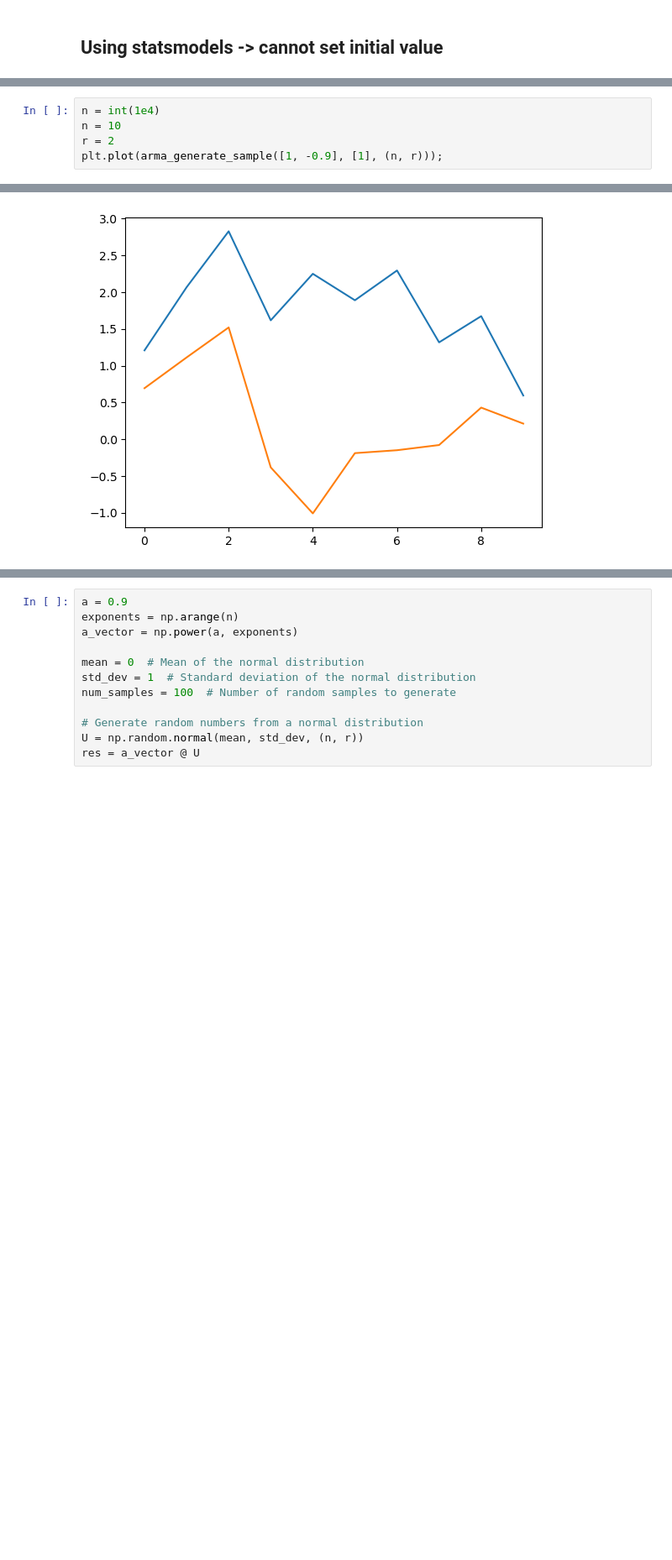
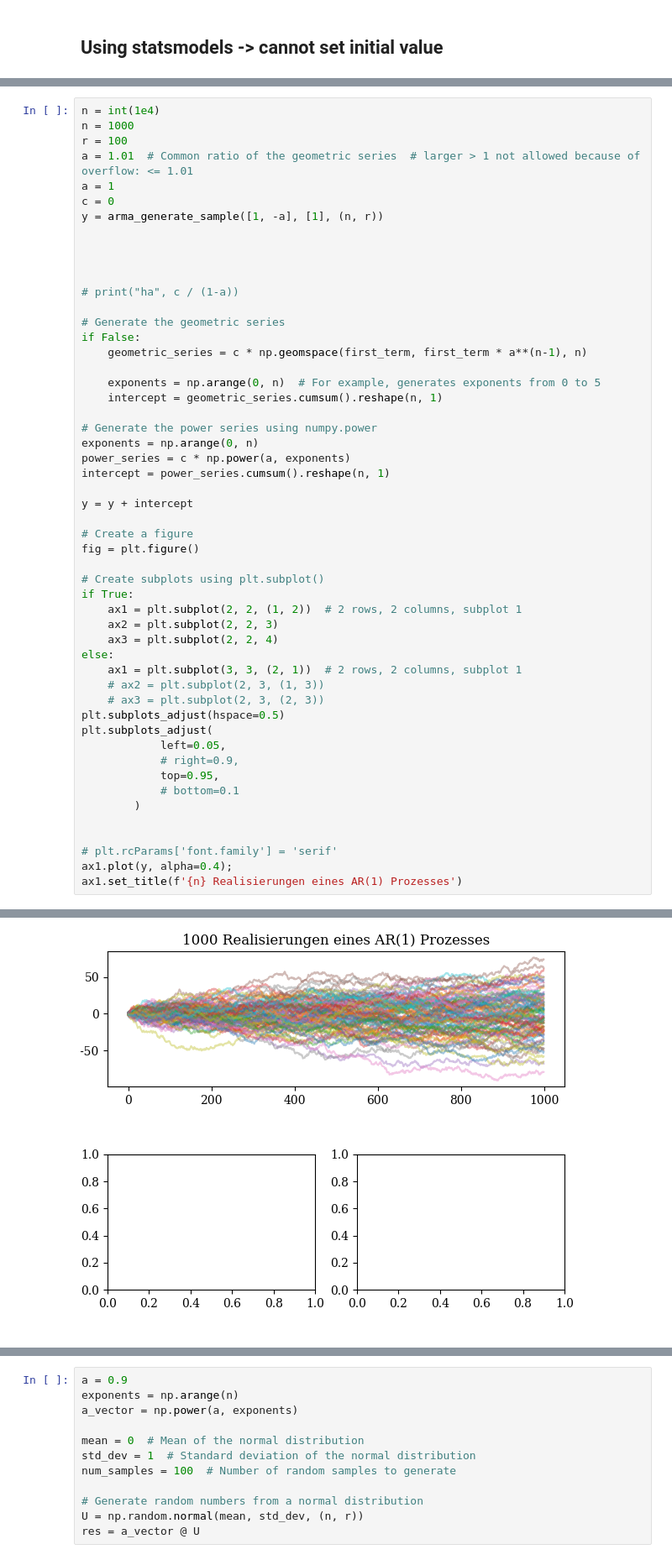
Before and after one commit to FSpanhel/plv_1, a Jupyter notebook: _analyze_data.ipynb, the cells around one changed output, grey strips where cells are left out. Shown at 84% size. Saved outputs shown, nothing was run; the diff lists cells and outputs as text; blank space fills up the shorter version.

Commit message:
Finish first draft

```diff
--- a/_analyze_data.ipynb
+++ b/_analyze_data.ipynb
@@ -214,6 +720,53 @@ plt.plot(arma_generate_sample([1, -1], [1], 1000000))
 # %%
 n = int(1e4)
-n = 10
-r = 2
-plt.plot(arma_generate_sample([1, -0.9], [1], (n, r)));
+n = 1000
+r = 100
+a = 1.01  # Common ratio of the geometric series  # larger > 1 not allowed because of overflow: <= 1.01
+a = 1
+c = 0
+y = arma_generate_sample([1, -a], [1], (n, r))
+
+
+
+
+# print("ha", c / (1-a))
+
+# Generate the geometric series
+if False:
+    geometric_series = c * np.geomspace(first_term, first_term * a**(n-1), n)
+
+    exponents = np.arange(0, n)  # For example, generates exponents from 0 to 5
+    intercept = geometric_series.cumsum().reshape(n, 1)
+
+# Generate the power series using numpy.power
+exponents = np.arange(0, n)
+power_series = c * np.power(a, exponents)
+intercept = power_series.cumsum().reshape(n, 1)
+
+y = y + intercept
+
+# Create a figure
+fig = plt.figure()
+
+# Create subplots using plt.subplot()
+if True:
+    ax1 = plt.subplot(2, 2, (1, 2))  # 2 rows, 2 columns, subplot 1
+    ax2 = plt.subplot(2, 2, 3)
+    ax3 = plt.subplot(2, 2, 4)
+else:
+    ax1 = plt.subplot(3, 3, (2, 1))  # 2 rows, 2 columns, subplot 1
+    # ax2 = plt.subplot(2, 3, (1, 3))
+    # ax3 = plt.subplot(2, 3, (2, 3))
+plt.subplots_adjust(hspace=0.5)
+plt.subplots_adjust(
+            left=0.05,
+            # right=0.9,
+            top=0.95,
+            # bottom=0.1
+        )
+
+
+# plt.rcParams['font.family'] = 'serif'
+ax1.plot(y, alpha=0.4);
+ax1.set_title(f'{n} Realisierungen eines AR(1) Prozesses')
 # %% [output]
@@ -220 +774 @@ plt.plot(arma_generate_sample([1, -0.9], [1], (n, r)));
-[figure, old version]
+[figure, new version]
```
Also changed, not shown: parts of 39 cells of this notebook, 6 other files.
